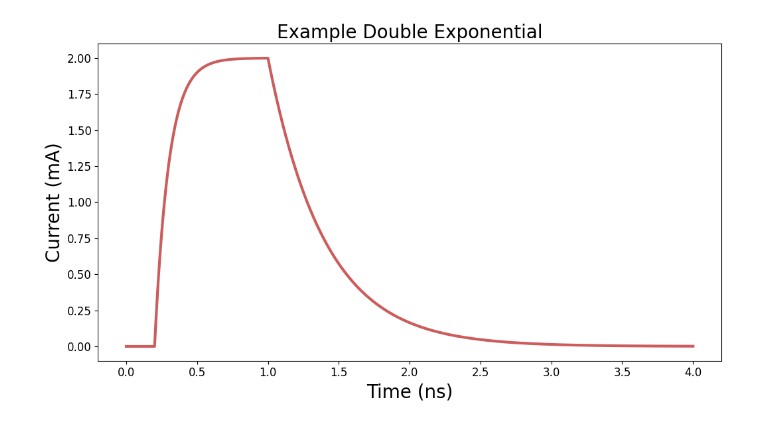
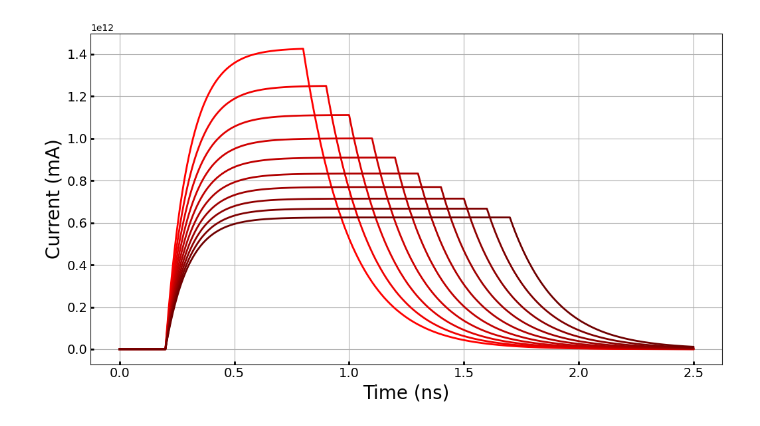
Before and after one commit to OSCRE-sim/OSCRE, a Jupyter notebook: Archive/image_gen/image_gen.ipynb, the cells around one changed output. Cells and saved outputs as stored; diff of their text form; code cells hidden in the pictures.

```diff
--- a/Archive/image_gen/image_gen.ipynb
+++ b/Archive/image_gen/image_gen.ipynb
@@ -7,53 +49,66 @@ plt.rcParams['figure.figsize'] = [10.5, 6]
 # %%
 # create double exponential waveform
 
 import numpy as np
 import math
 import matplotlib.pyplot as plt
 
 t_r = 0.2e-9
-t_f = 1e-9
+t_f_0 = 0.8e-9
 tau_r = 0.1e-9
-tau_f = 0.4e-9
-I_peak = 2e-3
+tau_f = 0.2e-9
+I_peak_0 = 2e-3
 I_initial = 0
 
 t_start = 0
-t_stop = 4e-9
+t_stop = 2.5e-9
 t_step = 1e-12
 
 t_values = []
 y_values = []
+Qtot = 1
 
-t = t_start
-y = 0
-while t <= t_stop:
+plt.rc('axes', prop_cycle=custom_cycler_red)
 
-    if (t < t_r):
-        y = I_initial
-    elif(t_r <= t < t_f):
-        y = I_initial + (I_peak - I_initial) * (1 - math.exp((-1 * (t - t_r)) / tau_r))
-    else:
-        y = I_initial + (I_peak - I_initial) * (1 - math.exp((-1 * (t - t_r)) / tau_r)) - (I_peak - I_initial) * (1 - math.exp((-1 * (t - t_f)) / tau_f))
+for i in range (10):
 
-    t_values.append(t * 1e9)
-    y_values.append(y * 1000)
-    t += t_step
+    #I_peak = I_peak_0 - (i * 0.2) * 1e-3
+    t_f = t_f_0 + (i * 0.1) * 1e-9
+    I_peak = Qtot / ((t_f - t_r) - tau_r + tau_f)
+    t = t_start
+    y = 0
+    t_values = []
+    y_values = []
+    while t <= t_stop:
+
+        if (t < t_r):
+            y = I_initial
+        elif(t_r <= t < t_f):
+            y = I_initial + (I_peak - I_initial) * (1 - math.exp((-1 * (t - t_r)) / tau_r))
+        else:
+            y = I_initial + (I_peak - I_initial) * (1 - math.exp((-1 * (t - t_r)) / tau_r)) - (I_peak - I_initial) * (1 - math.exp((-1 * (t - t_f)) / tau_f))
+
+        t_values.append(t * 1e9)
+        y_values.append(y * 1000)
+        t += t_step
 
 
-plt.plot(t_values, y_values, color='indianred', linewidth=3)
+    plt.plot(t_values, y_values, linewidth=2)
+
 plt.xlabel('Time (ns)', fontsize=20)
 plt.ylabel('Current (mA)', fontsize=20)
-plt.title('Example Double Exponential', fontsize=20)
-#plt.grid(True)
-plt.xticks(fontsize=12)
-plt.yticks(fontsize=12)
+#plt.title('Example Double Exponential', fontsize=20)
+
+plt.xticks(fontsize=14)
+plt.yticks(fontsize=14)
+plt.grid(True)
+plt.tick_params(direction='in', width='2')
 
 plt.tight_layout()
 plt.savefig("EX_Double_Exponential")
 plt.show()
 # %% [output]
-[figure, old version]
+[figure, new version]
 # %%
 # create dual double exponential waveform
 
```
Also changed, not shown: parts of 10 cells of this notebook, 33 other files.
